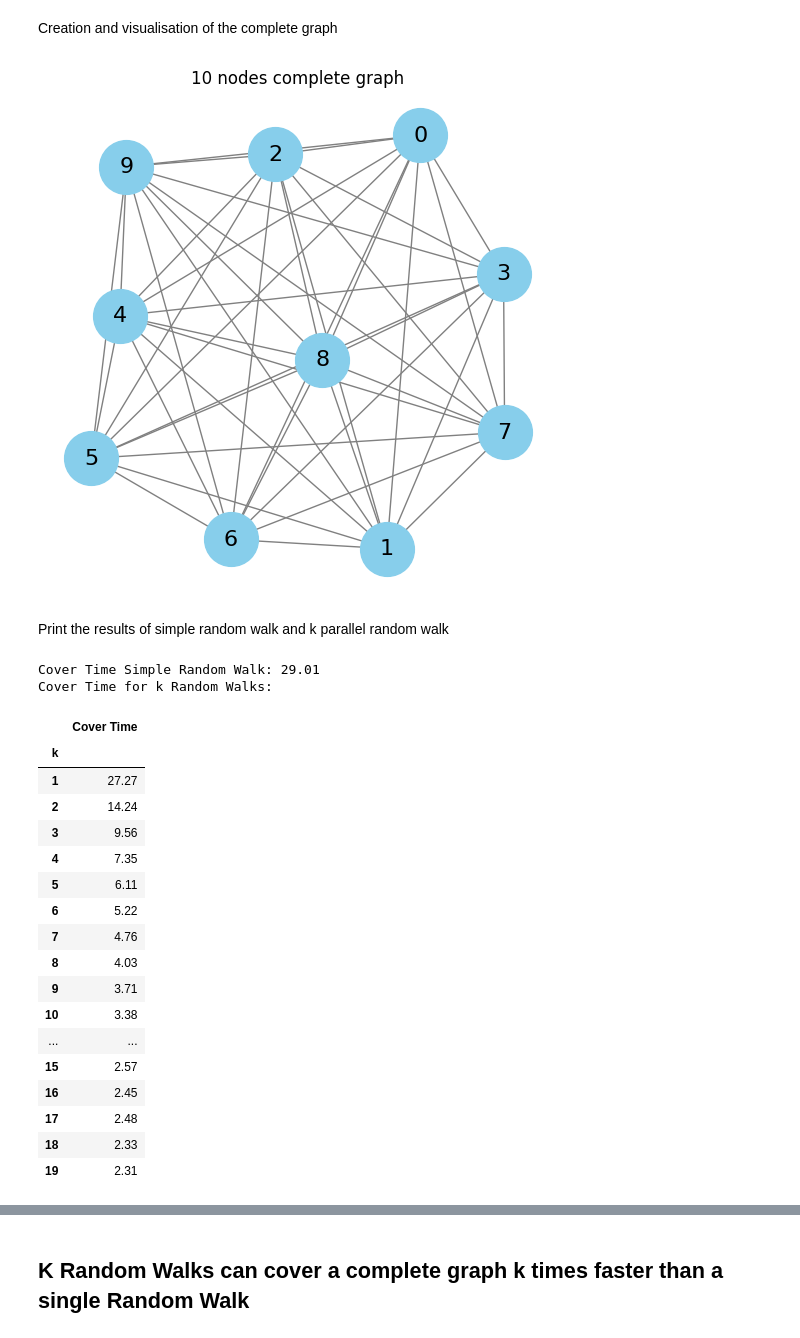
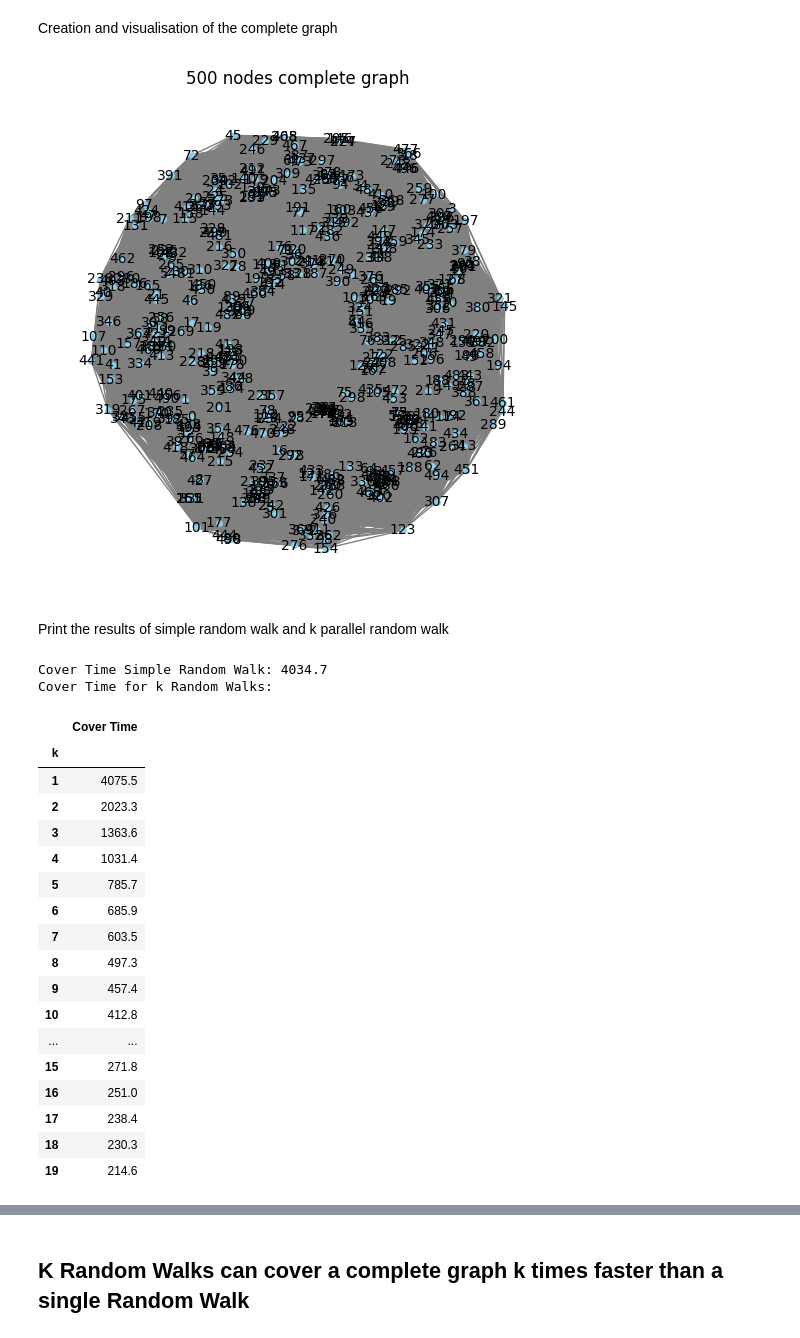
Before and after one commit to filippovicentini/single-vs-parallel-random-walk, a Jupyter notebook: random_walk.ipynb, the cells around one changed output, grey strips where cells are left out. Drawn from its saved outputs; the diff is of its cells as text; code cells hidden in the pictures.

```diff
--- a/random_walk.ipynb
+++ b/random_walk.ipynb
@@ -94,49 +94,49 @@ def parallel_random_walk_cover_time(G, k, num_trials=100):
 # %% [markdown]
 Creation and visualisation of the complete graph
 # %%
-G = nx.complete_graph(10)
+G = nx.complete_graph(500)
 
 plt.figure(figsize=(5,5))
-nx.draw(G, with_labels=True, node_color='skyblue', node_size=1500, font_size=16, font_color='black', edge_color='gray')
-plt.title("10 nodes complete graph")
+nx.draw(G, with_labels=True, node_color='skyblue', node_size=15, font_size=10, font_color='black', edge_color='gray')
+plt.title("500 nodes complete graph")
 plt.show()
 # %% [output]
-[figure, old version]
+[figure, new version]
 # %% [markdown]
 Print the results of simple random walk and k parallel random walk
 # %%
-estimated_cover_time = random_walk_cover_time(G, num_trials=100)
+estimated_cover_time = random_walk_cover_time(G, num_trials=10)
 print(f"Cover Time Simple Random Walk: {estimated_cover_time}")
 
 results_dict = {}
 for k in range(1, 20):
-    results_dict[k] = parallel_random_walk_cover_time(G, k, num_trials=100)
+    results_dict[k] = parallel_random_walk_cover_time(G, k, num_trials=10)
 
 df = pd.DataFrame.from_dict(results_dict, orient='index', columns=['Cover Time'])
 df.index.name = 'k'
 print(f"Cover Time for k Random Walks:")
 df
 # %% [output]
-Cover Time Simple Random Walk: 29.01
+Cover Time Simple Random Walk: 4034.7
 Cover Time for k Random Walks:
 |  | Cover Time |
 | k |  |
-| 1 | 27.27 |
-| 2 | 14.24 |
-| 3 | 9.56 |
-| 4 | 7.35 |
-| 5 | 6.11 |
-| 6 | 5.22 |
-| 7 | 4.76 |
-| 8 | 4.03 |
-| 9 | 3.71 |
-| 10 | 3.38 |
+| 1 | 4075.5 |
+| 2 | 2023.3 |
+| 3 | 1363.6 |
+| 4 | 1031.4 |
+| 5 | 785.7 |
+| 6 | 685.9 |
+| 7 | 603.5 |
+| 8 | 497.3 |
+| 9 | 457.4 |
+| 10 | 412.8 |
 | ... | ... |
-| 15 | 2.57 |
-| 16 | 2.45 |
-| 17 | 2.48 |
-| 18 | 2.33 |
-| 19 | 2.31 |
+| 15 | 271.8 |
+| 16 | 251.0 |
+| 17 | 238.4 |
+| 18 | 230.3 |
+| 19 | 214.6 |
 # %%
 plt.figure(figsize=(10, 6))
 plt.plot(df.index, df['Cover Time'], marker='o', linestyle='-', color='b', label='Cover Time')
```
Also changed, not shown: parts of 3 cells of this notebook.
